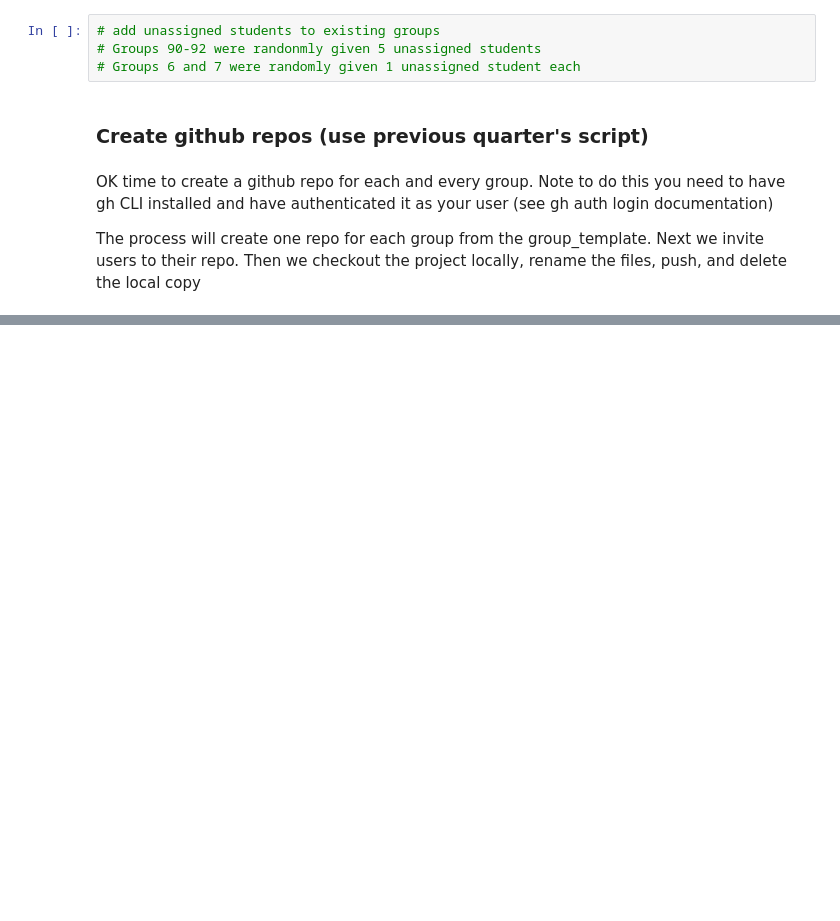
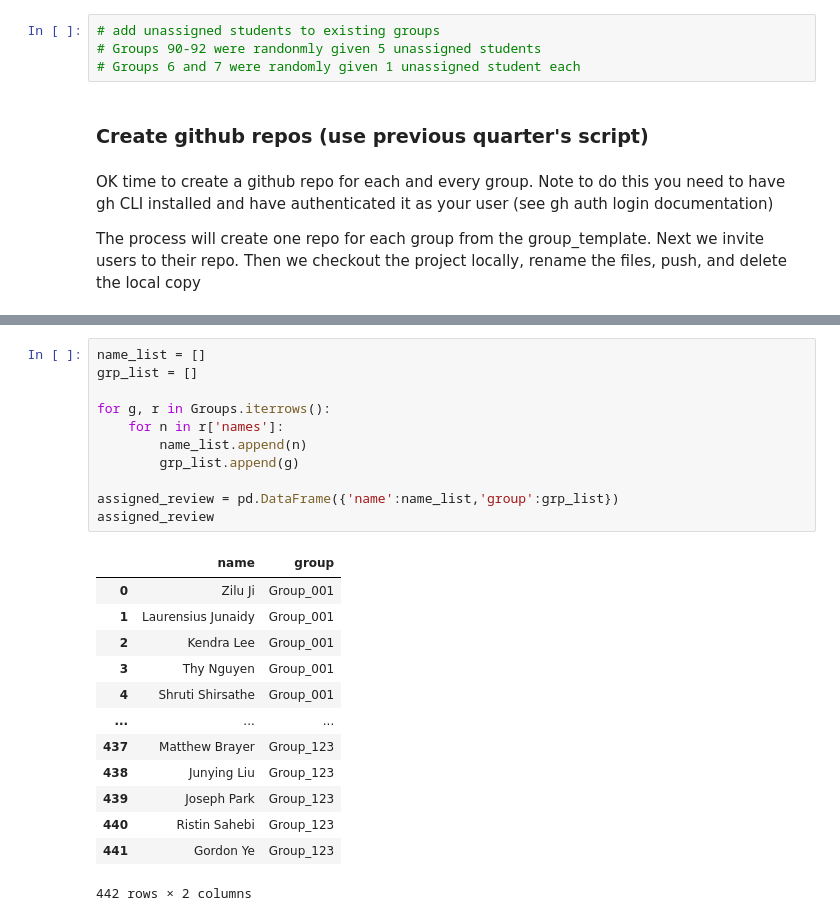
Before and after one commit to LynnMu/Project_Mgmt, a Jupyter notebook: FA22 Canvas Groups => Github Script.ipynb, the cells around one changed output, grey strips where cells are left out. Cells and saved outputs as stored; diff of their text form; blank space fills up the shorter version.

```diff
--- a/FA22 Canvas Groups => Github Script.ipynb
+++ b/FA22 Canvas Groups => Github Script.ipynb
@@ -502,0 +491,25 @@ Group889-Fa21      Lectures-Sp22      Projects
+# %%
+name_list = []
+grp_list = []
+
+for g, r in Groups.iterrows():
+    for n in r['names']:
+        name_list.append(n)
+        grp_list.append(g)
+
+assigned_review = pd.DataFrame({'name':name_list,'group':grp_list})
+assigned_review
+# %% [output]
+|  | name | group |
+| 0 | Zilu Ji | Group_001 |
+| 1 | Laurensius Junaidy | Group_001 |
+| 2 | Kendra Lee | Group_001 |
+| 3 | Thy Nguyen | Group_001 |
+| 4 | Shruti Shirsathe | Group_001 |
+| ... | ... | ... |
+| 437 | Matthew Brayer | Group_123 |
+| 438 | Junying Liu | Group_123 |
+| 439 | Joseph Park | Group_123 |
+| 440 | Ristin Sahebi | Group_123 |
+| 441 | Gordon Ye | Group_123 |
+442 rows × 2 columns
```
Also changed, not shown: parts of 25 cells of this notebook.
